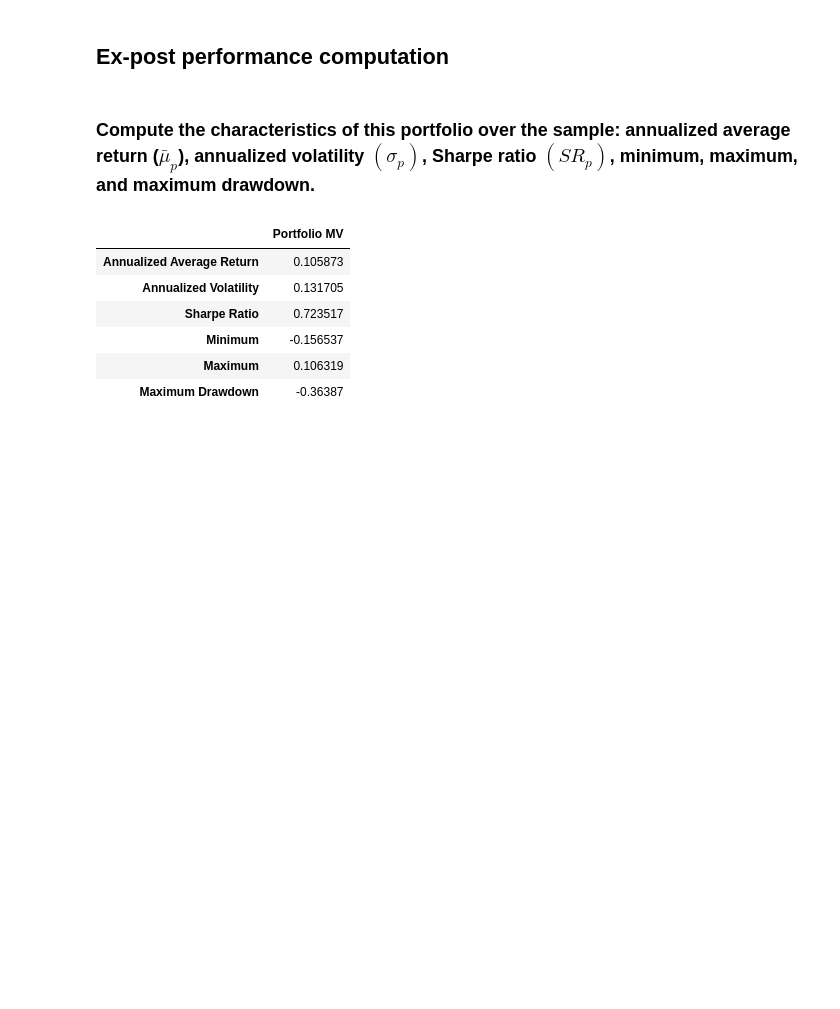
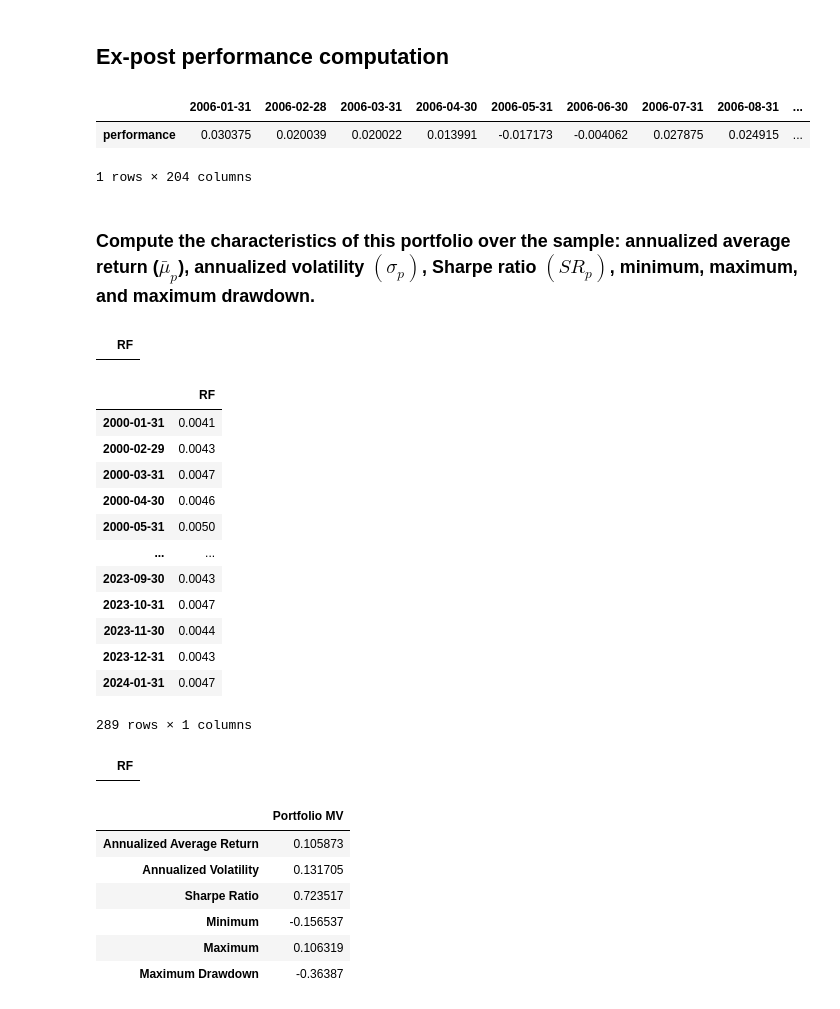
Before and after one commit to dorentinmorina/SAAM, a Jupyter notebook: main.ipynb, the cells around one changed output. Drawn from its saved outputs; the diff is of its cells as text; code cells hidden in the pictures; blank space fills up the shorter version.

```diff
--- a/main.ipynb
+++ b/main.ipynb
@@ -351,6 +307,12 @@ for i in range(returns06_22.shape[1]):
     performances.append(performance)
 
 performances = pd.DataFrame(performances, columns=['performance'], index=returns06_22.columns).T
+# %%
+performances
+# %% [output]
+|  | 2006-01-31 | 2006-02-28 | 2006-03-31 | 2006-04-30 | 2006-05-31 | 2006-06-30 | 2006-07-31 | 2006-08-31 | ... |
+| performance | 0.030375 | 0.020039 | 0.020022 | 0.013991 | -0.017173 | -0.004062 | 0.027875 | 0.024915 | ... |
+1 rows × 204 columns
 # %% [markdown]
 ### Compute the characteristics of this portfolio over the sample: annualized average return ($\bar{\mu}_{p}$), annualized volatility $(\sigma_{p})$, Sharpe ratio $(SR_{p})$, minimum, maximum, and maximum drawdown.
 # %%
@@ -384,6 +346,33 @@ def portfolio_characteristics(performances, portfolio_name):
     dataframe.iloc[5,0] = MDD
 
     return dataframe
+# %%
+rf = risk_free/100
+rf = rf[rf.index.isin(performances.index)]
+rf
+# %% [output]
+|  | RF |
+# %%
+rf = risk_free/100
+rf
+# %% [output]
+|  | RF |
+| 2000-01-31 | 0.0041 |
+| 2000-02-29 | 0.0043 |
+| 2000-03-31 | 0.0047 |
+| 2000-04-30 | 0.0046 |
+| 2000-05-31 | 0.0050 |
+| ... | ... |
+| 2023-09-30 | 0.0043 |
+| 2023-10-31 | 0.0047 |
+| 2023-11-30 | 0.0044 |
+| 2023-12-31 | 0.0043 |
+| 2024-01-31 | 0.0047 |
+289 rows × 1 columns
+# %%
+rf.iloc[rf.index.isin(performances.index),:]
+# %% [output]
+|  | RF |
 # %%
 portfolio_mv = portfolio_characteristics(performances.squeeze(), 'Portfolio MV')
 portfolio_mv
```
Also changed, not shown: parts of 36 cells of this notebook, 2 other files.
